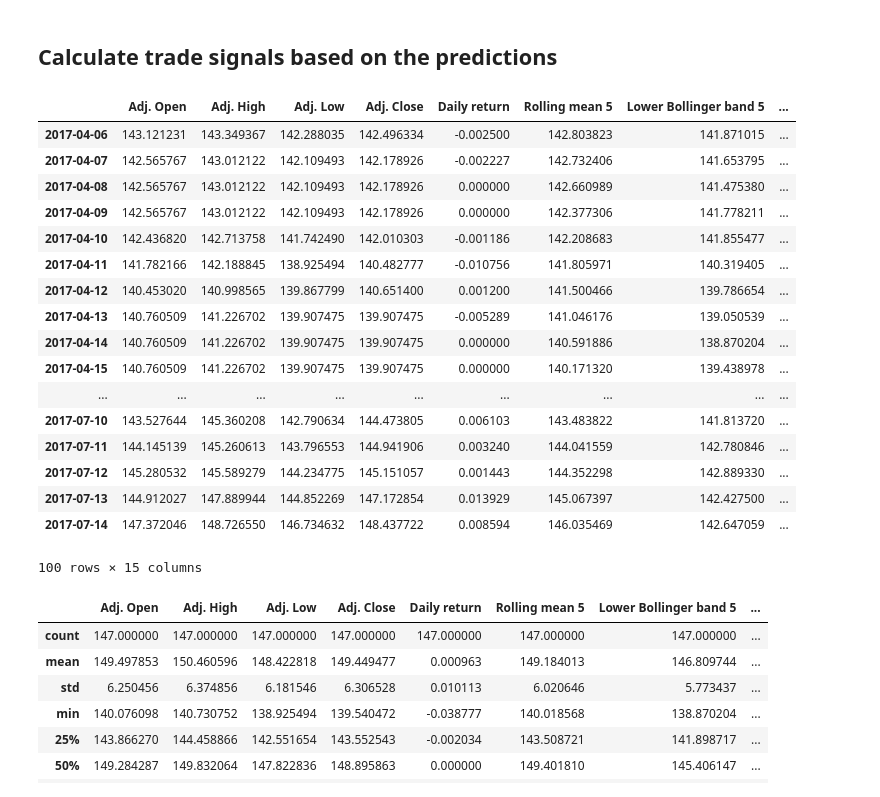
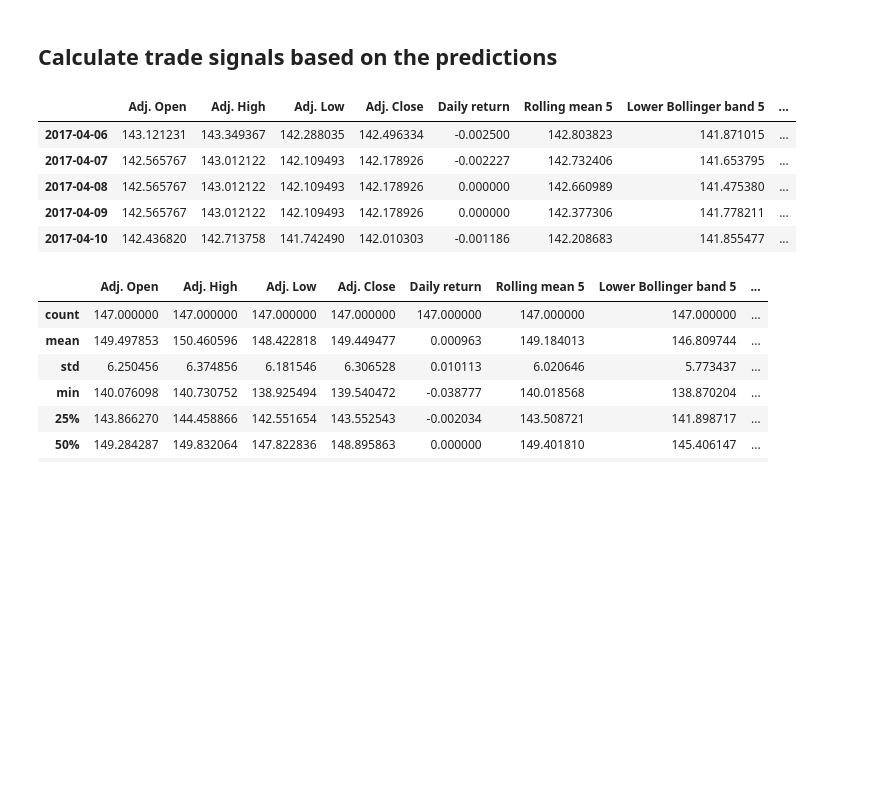
Before and after one commit to iamandicip/ml_projects, a Jupyter notebook: capstone_project/stock_market_forecast.ipynb, the cells around one changed output. Drawn from its saved outputs; the diff is of its cells as text; code cells hidden in the pictures; blank space fills up the shorter version.

```diff
--- a/capstone_project/stock_market_forecast.ipynb
+++ b/capstone_project/stock_market_forecast.ipynb
@@ -32,11 +17,10 @@ from sklearn.mixture import GaussianMixture
 # %%
 #create a dataset for AAPL
 rs = 42 # random state
-tickers = ['AAPL', 'MSFT', 'GOOG']
+tickers = ['AAPL', 'XOM']
 symbol = tickers[0]
 window = 5
 look_ahead = 1
-start_date = datetime.datetime(2010, 1, 1)
-end_date = datetime.datetime(2016, 12, 31)
-train = False
-validate = False
+
+start_date = datetime.datetime(2017, 4, 1)
+end_date = datetime.datetime(2017, 8, 31)
@@ -139,10 +29,10 @@ if train:
 # %%
 import os
 model_filenames = []
-for file in os.listdir('.'):
-    if file.endswith(".pkl"):
+for file in os.listdir('models'):
+    if file.endswith('.pkl'):
         model_filenames.append(file)
 
 estimators = []
 for filename in model_filenames:
-    estimators.append(joblib.load(filename))
+    estimators.append(joblib.load('models/{0}'.format(filename)))
@@ -151,11 +38,0 @@ for filename in model_filenames:
-# %%
-if validate:
-    symbol = tickers[0]
-    window = 5
-    look_ahead = 1
-    valid_start_date = datetime.datetime(2017, 1, 1)
-    valid_end_date = datetime.datetime(2017, 8, 31)
-
-    valid_dataset = su.preprocess_data(symbol, window, look_ahead, valid_start_date, valid_end_date)
-
-    valid_dataset.head()
@@ -165,11 +39,7 @@ if validate:
 # %% [markdown]
 ## Load stock data and calculate predictions
 # %%
-symbol = 'AAPL'
-test_start_date = datetime.datetime(2017, 4, 1)
-test_end_date = datetime.datetime(2017, 8, 31)
-
-dataset = su.preprocess_data(symbol, window, look_ahead, test_start_date, test_end_date)
+dataset = su.preprocess_data(symbol, window, look_ahead, start_date, end_date)
 
 #calculate the predicted prices
 pred = su.calculate_predictions_for_dataset(dataset=dataset, estimators=estimators, plot_and_print=False)
@@ -188,37 +58,25 @@ ax.legend(loc='upper left')
 # %%
 #add the predicted prices to the dataset
 dataset['Predicted Price'] = pred
 
 #price variation in percentage which can inform trade decisions
 delta = 0.01
 
 signaller_params = {'delta' : delta}
 
 #calculate trade signals based on different indicators and add those signals to the dataframe
 signaller = sg.Signaller(signaller_params)
 
 dataset = signaller.calculate_trade_signal(dataset)
 
-dataset[:100]
+dataset.head()
 # %% [output]
 |  | Adj. Open | Adj. High | Adj. Low | Adj. Close | Daily return | Rolling mean 5 | Lower Bollinger band 5 | ... |
 | 2017-04-06 | 143.121231 | 143.349367 | 142.288035 | 142.496334 | -0.002500 | 142.803823 | 141.871015 | ... |
 | 2017-04-07 | 142.565767 | 143.012122 | 142.109493 | 142.178926 | -0.002227 | 142.732406 | 141.653795 | ... |
 | 2017-04-08 | 142.565767 | 143.012122 | 142.109493 | 142.178926 | 0.000000 | 142.660989 | 141.475380 | ... |
 | 2017-04-09 | 142.565767 | 143.012122 | 142.109493 | 142.178926 | 0.000000 | 142.377306 | 141.778211 | ... |
 | 2017-04-10 | 142.436820 | 142.713758 | 141.742490 | 142.010303 | -0.001186 | 142.208683 | 141.855477 | ... |
-| 2017-04-11 | 141.782166 | 142.188845 | 138.925494 | 140.482777 | -0.010756 | 141.805971 | 140.319405 | ... |
-| 2017-04-12 | 140.453020 | 140.998565 | 139.867799 | 140.651400 | 0.001200 | 141.500466 | 139.786654 | ... |
-| 2017-04-13 | 140.760509 | 141.226702 | 139.907475 | 139.907475 | -0.005289 | 141.046176 | 139.050539 | ... |
-| 2017-04-14 | 140.760509 | 141.226702 | 139.907475 | 139.907475 | 0.000000 | 140.591886 | 138.870204 | ... |
-| 2017-04-15 | 140.760509 | 141.226702 | 139.907475 | 139.907475 | 0.000000 | 140.171320 | 139.438978 | ... |
-| ... | ... | ... | ... | ... | ... | ... | ... | ... |
-| 2017-07-10 | 143.527644 | 145.360208 | 142.790634 | 144.473805 | 0.006103 | 143.483822 | 141.813720 | ... |
-| 2017-07-11 | 144.145139 | 145.260613 | 143.796553 | 144.941906 | 0.003240 | 144.041559 | 142.780846 | ... |
-| 2017-07-12 | 145.280532 | 145.589279 | 144.234775 | 145.151057 | 0.001443 | 144.352298 | 142.889330 | ... |
-| 2017-07-13 | 144.912027 | 147.889944 | 144.852269 | 147.172854 | 0.013929 | 145.067397 | 142.427500 | ... |
-| 2017-07-14 | 147.372046 | 148.726550 | 146.734632 | 148.437722 | 0.008594 | 146.035469 | 142.647059 | ... |
-100 rows × 15 columns
 # %%
 dataset.describe()
 # %% [output]
```
Also changed, not shown: parts of 15 cells of this notebook, 3 other files.
